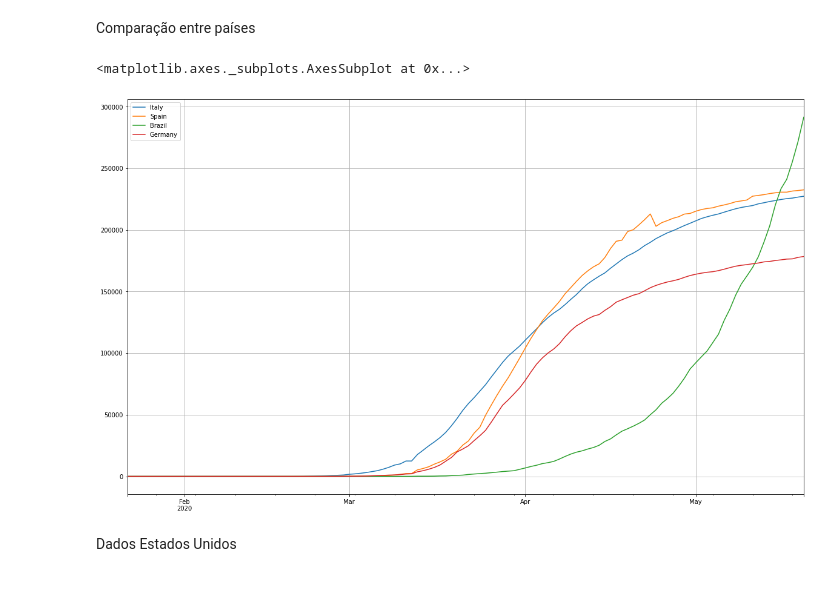
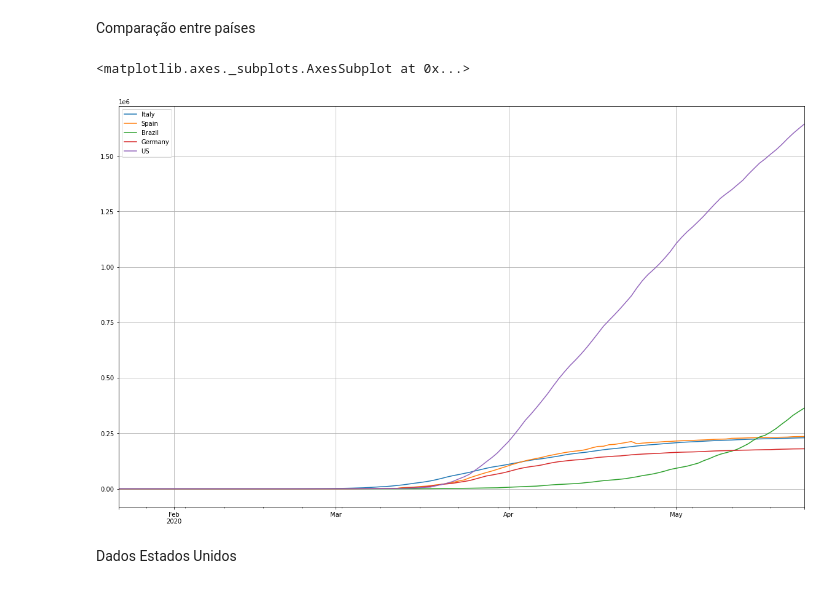
Before and after one commit to gagarcia/COVID-19, a Jupyter notebook: death_index.ipynb, the cells around one changed output. Cells and saved outputs as stored; diff of their text form; code cells hidden in the pictures.

```diff
--- a/death_index.ipynb
+++ b/death_index.ipynb
@@ -120,12 +120,12 @@ Brazil['Letalidade'].iloc[-20:].mean()
 # %% [markdown]
 Comparação entre países
 # %%
-paises = ['Italy','Spain','Brazil','Germany']
+paises = ['Italy','Spain','Brazil','Germany','US']
 comparador = confirmed_clean[paises]
 comparador.plot(figsize = (20,12),grid=True)
 # %% [output]
 <matplotlib.axes._subplots.AxesSubplot at 0x...>
-[figure, old version]
+[figure, new version]
 # %% [markdown]
 Dados Estados Unidos
 # %%
```
Also changed, not shown: parts of 19 cells of this notebook.
